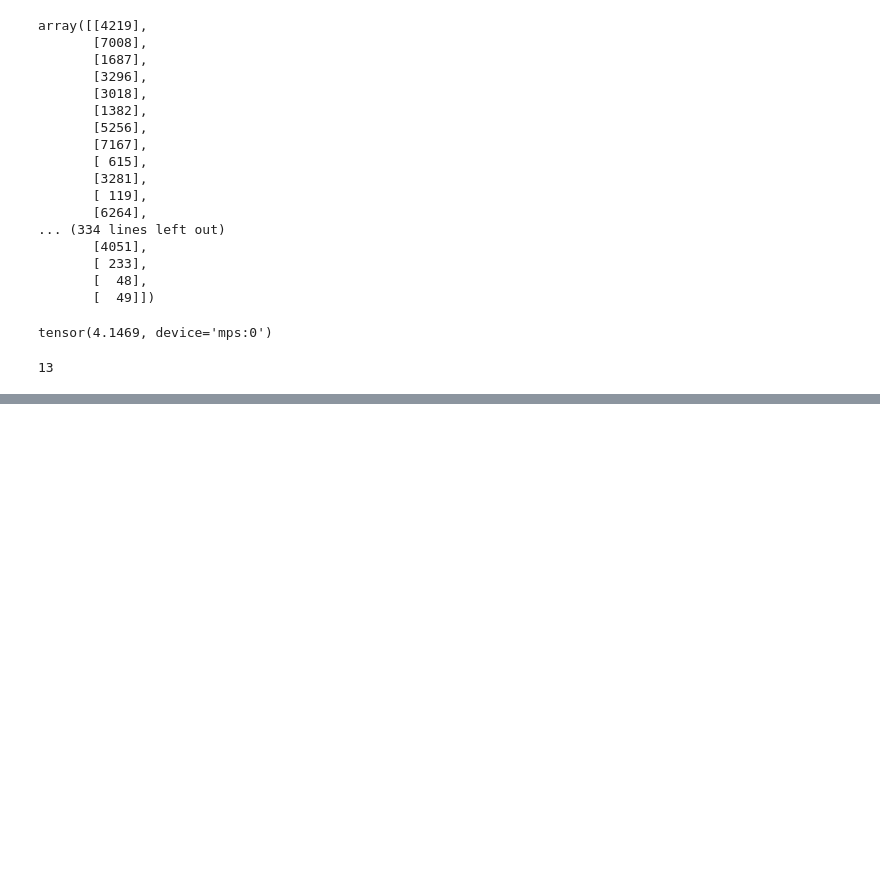
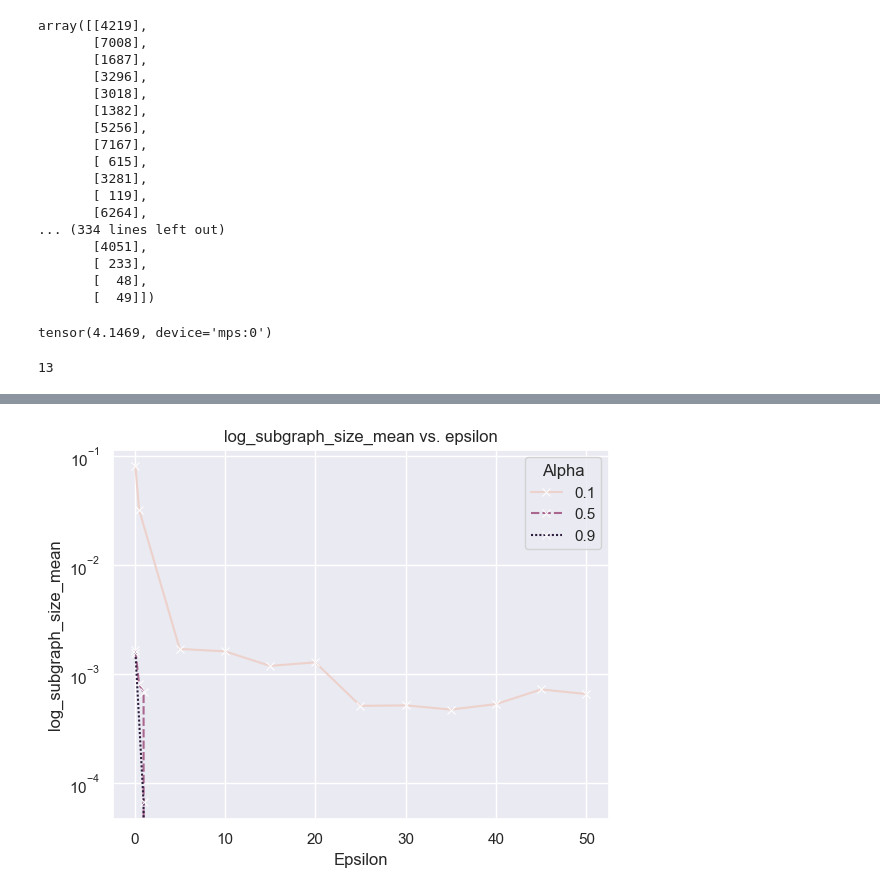
Before and after one commit to jonathancyu/prov-dp, a Jupyter notebook: playground.ipynb, the cells around one changed output, grey strips where cells are left out. Cells and saved outputs as stored; diff of their text form; code cells hidden in the pictures; blank space fills up the shorter version.

```diff
--- a/playground.ipynb
+++ b/playground.ipynb
@@ -162,0 +166,6 @@ plt.show()
+# %%
+import numpy as np
+df['log_subgraph_size_mean'] = df['subgraph_size_mean'].apply(lambda x: x if x == 0 else np.log(x))
+graph('log_subgraph_size_mean')
+# %% [output]
+[figure, added]
```
Also changed, not shown: parts of 9 cells of this notebook, 1 other file.
